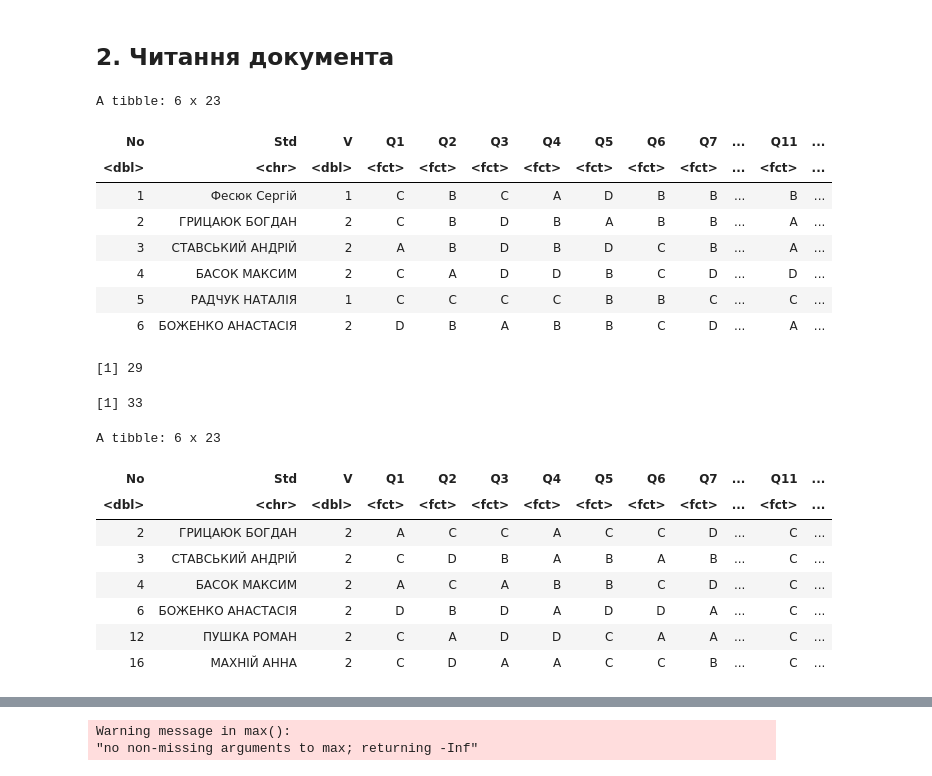
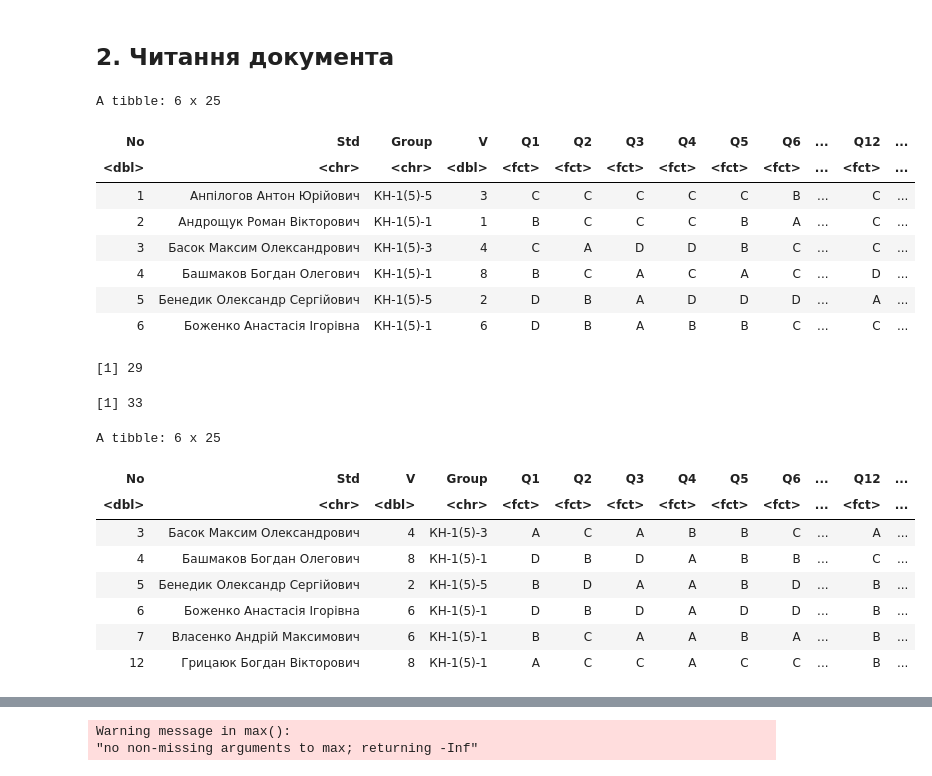
Before and after one commit to kleban/edu-r, a Jupyter notebook: My/KN-1-Test-1.ipynb, the cells around one changed output, grey strips where cells are left out. Drawn from its saved outputs; the diff is of its cells as text; code cells hidden in the pictures.

```diff
--- a/My/KN-1-Test-1.ipynb
+++ b/My/KN-1-Test-1.ipynb
@@ -23,18 +23,17 @@ colnames(test_data) <- c("No", "Std", "V", paste0("Q", 1:20))
 # %%
 test_data <- test_data |>
     #mutate(Std = "****** ****") |>
-    mutate(V = ifelse(V %% 2 == 0, 2, 1)) |>
-    mutate_at(colnames(test_data)[4:23], factor, levels = c("A", "B", "C", "D", "X")) |>
-    mutate(across(everything(), ~replace_na(.x, "X")))
+    mutate_at(colnames(test_data)[5:24], factor, levels = c("A", "B", "C", "D", "X")) |>
+    mutate(across(contains("Q"), ~replace_na(.x, "X")))
 head(test_data)
 # %% [output]
-A tibble: 6 x 23
+A tibble: 6 x 25
-| No | Std | V | Q1 | Q2 | Q3 | Q4 | Q5 | Q6 | Q7 | ... | Q11 | ... |
-| <dbl> | <chr> | <dbl> | <fct> | <fct> | <fct> | <fct> | <fct> | <fct> | <fct> | ... | <fct> | ... |
-| 1 | Фесюк Сергій | 1 | C | B | C | A | D | B | B | ... | B | ... |
-| 2 | ГРИЦАЮК БОГДАН | 2 | C | B | D | B | A | B | B | ... | A | ... |
-| 3 | СТАВСЬКИЙ АНДРІЙ | 2 | A | B | D | B | D | C | B | ... | A | ... |
-| 4 | БАСОК МАКСИМ | 2 | C | A | D | D | B | C | D | ... | D | ... |
-| 5 | РАДЧУК НАТАЛІЯ | 1 | C | C | C | C | B | B | C | ... | C | ... |
-| 6 | БОЖЕНКО АНАСТАСІЯ | 2 | D | B | A | B | B | C | D | ... | A | ... |
+| No | Std | Group | V | Q1 | Q2 | Q3 | Q4 | Q5 | Q6 | ... | Q12 | ... |
+| <dbl> | <chr> | <chr> | <dbl> | <fct> | <fct> | <fct> | <fct> | <fct> | <fct> | ... | <fct> | ... |
+| 1 | Анпілогов Антон Юрійович | КН-1(5)-5 | 3 | C | C | C | C | C | B | ... | C | ... |
+| 2 | Андрощук Роман Вікторович | КН-1(5)-1 | 1 | B | C | C | C | B | A | ... | C | ... |
+| 3 | Басок Максим Олександрович | КН-1(5)-3 | 4 | C | A | D | D | B | C | ... | C | ... |
+| 4 | Башмаков Богдан Олегович | КН-1(5)-1 | 8 | B | C | A | C | A | C | ... | D | ... |
+| 5 | Бенедик Олександр Сергійович | КН-1(5)-5 | 2 | D | B | A | D | D | D | ... | A | ... |
+| 6 | Боженко Анастасія Ігорівна | КН-1(5)-1 | 6 | D | B | A | B | B | C | ... | C | ... |
 # %%
@@ -46,19 +45,19 @@ nrow(test_data_v2)
 [1] 29
 [1] 33
 # %%
-colnames(test_data_v2) <- c("No", "Std", "V", paste0("Q", keys_data$V2N))
-test_data_v2 <- test_data_v2 |> select(No, Std, V, , paste0("Q", 1:20))
+colnames(test_data_v2) <- c("No", "Std", "Group", "V", paste0("Q", keys_data$V2N), "Check")
+test_data_v2 <- test_data_v2 |> select(No, Std, V, Group, paste0("Q", 1:20), Check)
 head(test_data_v2)
 # %% [output]
-A tibble: 6 x 23
+A tibble: 6 x 25
-| No | Std | V | Q1 | Q2 | Q3 | Q4 | Q5 | Q6 | Q7 | ... | Q11 | ... |
-| <dbl> | <chr> | <dbl> | <fct> | <fct> | <fct> | <fct> | <fct> | <fct> | <fct> | ... | <fct> | ... |
-| 2 | ГРИЦАЮК БОГДАН | 2 | A | C | C | A | C | C | D | ... | C | ... |
-| 3 | СТАВСЬКИЙ АНДРІЙ | 2 | C | D | B | A | B | A | B | ... | C | ... |
-| 4 | БАСОК МАКСИМ | 2 | A | C | A | B | B | C | D | ... | C | ... |
-| 6 | БОЖЕНКО АНАСТАСІЯ | 2 | D | B | D | A | D | D | A | ... | C | ... |
-| 12 | ПУШКА РОМАН | 2 | C | A | D | D | C | A | A | ... | C | ... |
-| 16 | МАХНІЙ АННА | 2 | C | D | A | A | C | C | B | ... | C | ... |
+| No | Std | V | Group | Q1 | Q2 | Q3 | Q4 | Q5 | Q6 | ... | Q12 | ... |
+| <dbl> | <chr> | <dbl> | <chr> | <fct> | <fct> | <fct> | <fct> | <fct> | <fct> | ... | <fct> | ... |
+| 3 | Басок Максим Олександрович | 4 | КН-1(5)-3 | A | C | A | B | B | C | ... | A | ... |
+| 4 | Башмаков Богдан Олегович | 8 | КН-1(5)-1 | D | B | D | A | B | B | ... | C | ... |
+| 5 | Бенедик Олександр Сергійович | 2 | КН-1(5)-5 | B | D | A | A | B | D | ... | B | ... |
+| 6 | Боженко Анастасія Ігорівна | 6 | КН-1(5)-1 | D | B | D | A | D | D | ... | B | ... |
+| 7 | Власенко Андрій Максимович | 6 | КН-1(5)-1 | B | C | A | A | B | A | ... | B | ... |
+| 12 | Грицаюк Богдан Вікторович | 8 | КН-1(5)-1 | A | C | C | A | C | C | ... | B | ... |
 # %%
 test_data <- test_data_v1 |>
     bind_rows(test_data_v2)
```
Also changed, not shown: parts of 7 cells of this notebook, 1 other file.
